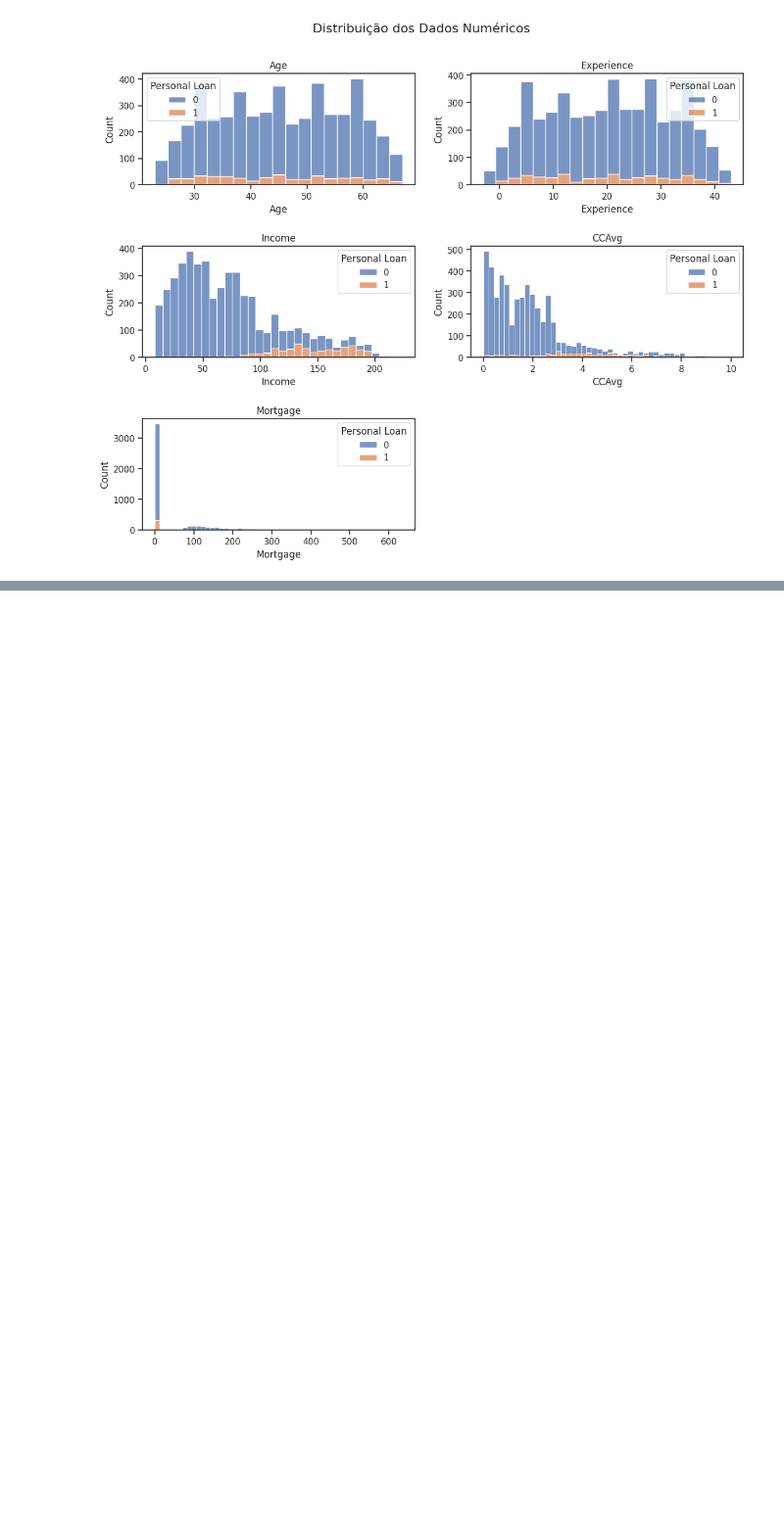
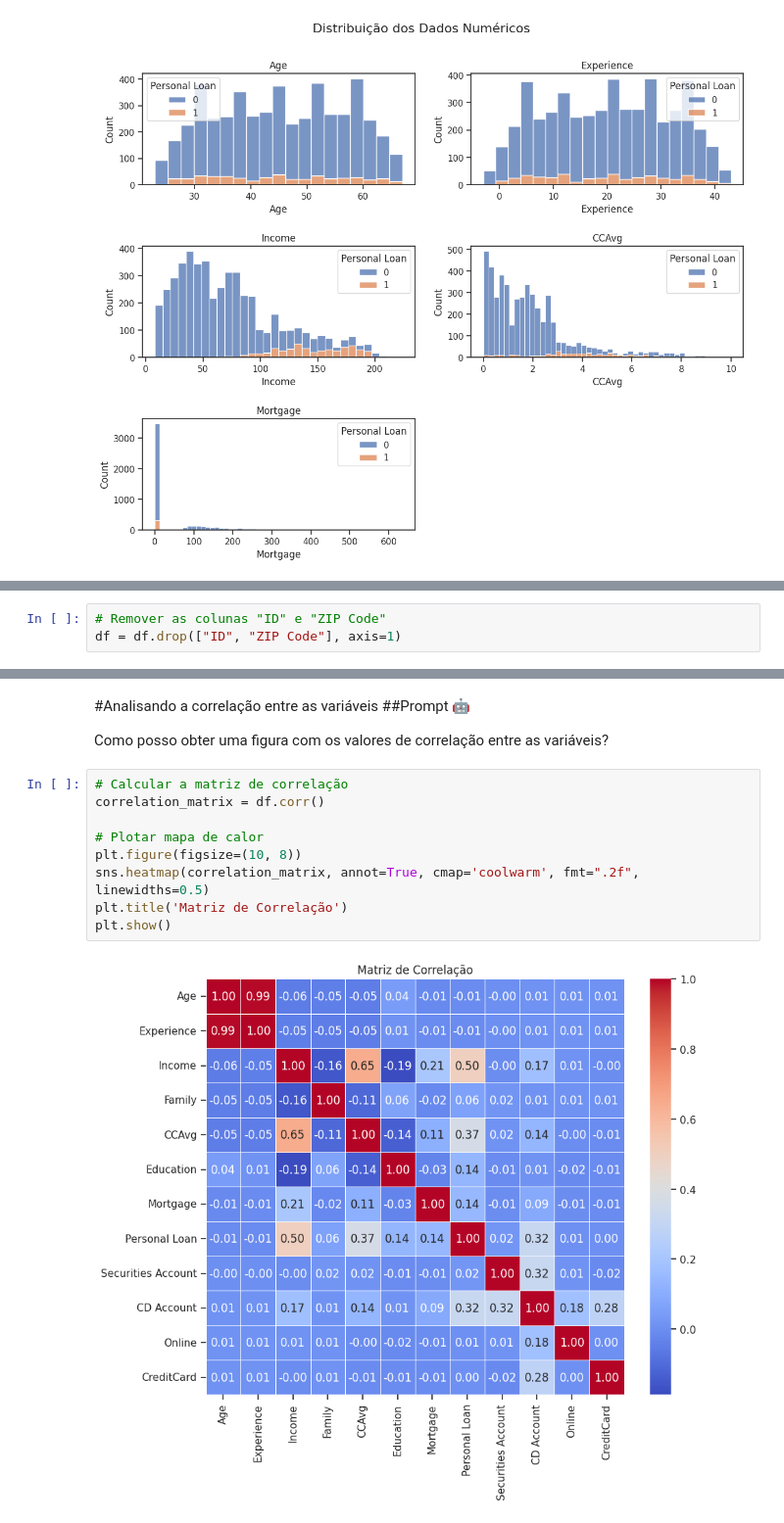
Before and after one commit to mateusopaiva/machine-learning-chatgpt, a Jupyter notebook: Machine_Learning_utilizando_ChatGPT_como_assistente.ipynb, the cells around one changed output, grey strips where cells are left out. Shown: that part at 98% size. Drawn from its saved outputs; the diff is of its cells as text; blank space fills up the shorter version.

```diff
--- a/Machine_Learning_utilizando_ChatGPT_como_assistente.ipynb
+++ b/Machine_Learning_utilizando_ChatGPT_como_assistente.ipynb
@@ -253,0 +288,3 @@ plt.show()
+# %%
+# Remover as colunas "ID" e "ZIP Code"
+df = df.drop(["ID", "ZIP Code"], axis=1)
@@ -253,0 +307,16 @@ plt.show()
+# %% [markdown]
+#Analisando a correlação entre as variáveis
+##Prompt 🤖
+
+Como posso obter uma figura com os valores de correlação entre as variáveis?
+# %%
+# Calcular a matriz de correlação
+correlation_matrix = df.corr()
+
+# Plotar mapa de calor
+plt.figure(figsize=(10, 8))
+sns.heatmap(correlation_matrix, annot=True, cmap='coolwarm', fmt=".2f", linewidths=0.5)
+plt.title('Matriz de Correlação')
+plt.show()
+# %% [output]
+[figure, added]
```
Also changed, not shown: parts of 16 cells of this notebook.
